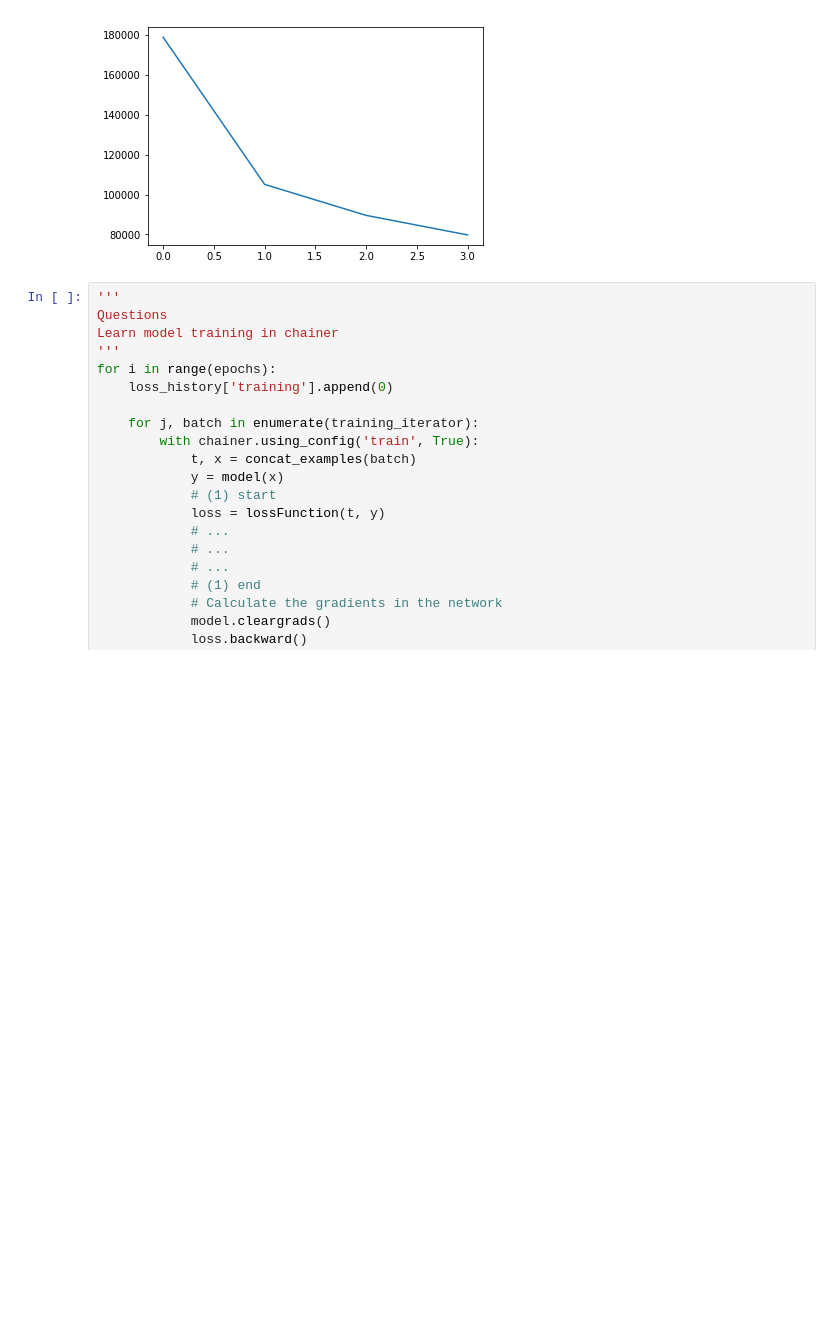
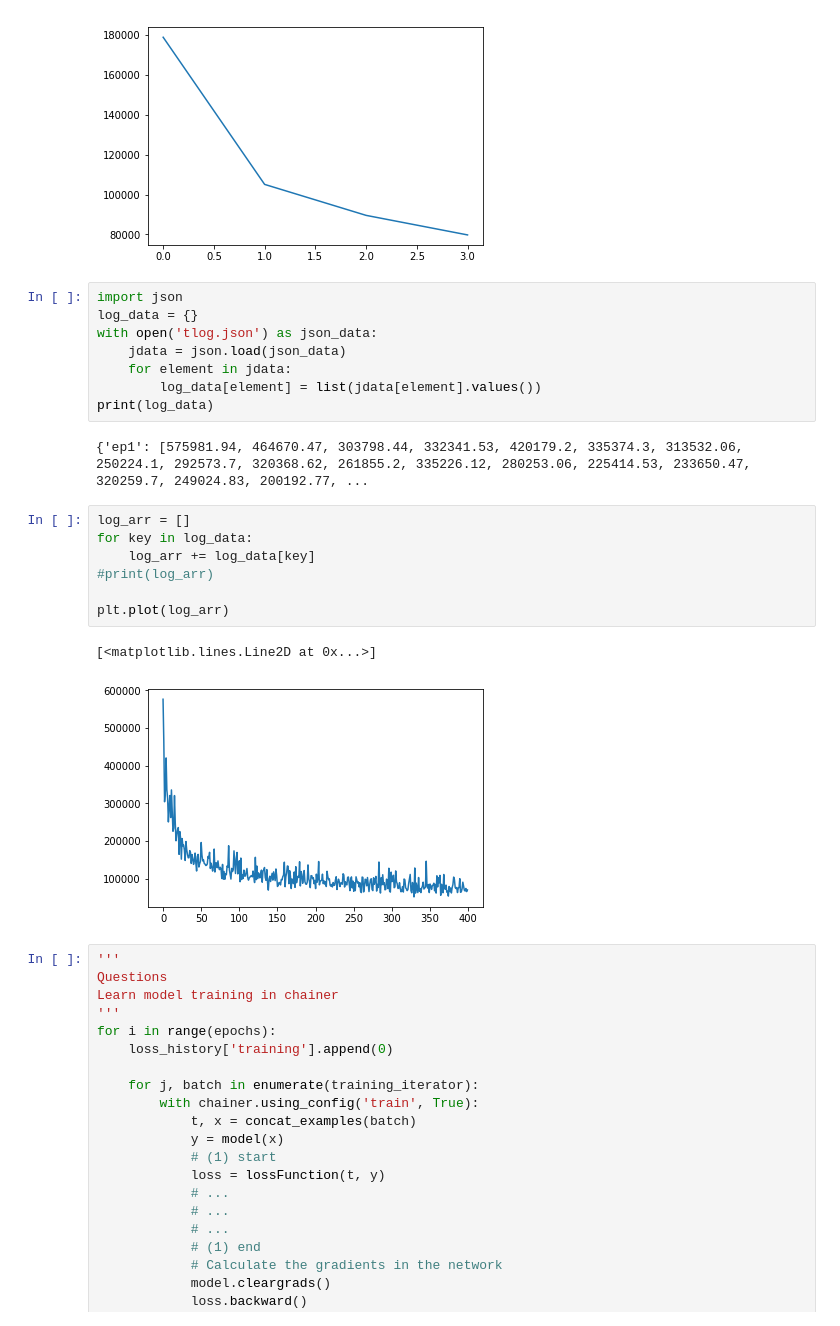
Before and after one commit to basameera/NIPS_week_2_3, a Jupyter notebook: weeks_2_and_3_assignment_SAMEERA_CPU.ipynb, the cells around one changed output. Saved outputs shown, nothing was run; the diff lists cells and outputs as text; blank space fills up the shorter version.

```diff
--- a/weeks_2_and_3_assignment_SAMEERA_CPU.ipynb
+++ b/weeks_2_and_3_assignment_SAMEERA_CPU.ipynb
@@ -754,6 +754,26 @@ plt.plot(loss_history['training'])
 # %% [output]
 [<matplotlib.lines.Line2D at 0x...>]
 [figure]
+# %%
+import json
+log_data = {}
+with open('tlog.json') as json_data:
+    jdata = json.load(json_data)
+    for element in jdata:
+        log_data[element] = list(jdata[element].values())
+print(log_data)
+# %% [output]
+{'ep1': [575981.94, 464670.47, 303798.44, 332341.53, 420179.2, 335374.3, 313532.06, 250224.1, 292573.7, 320368.62, 261855.2, 335226.12, 280253.06, 225414.53, 233650.47, 320259.7, 249024.83, 200192.77, ...
+# %%
+log_arr = []
+for key in log_data:
+    log_arr += log_data[key]
+#print(log_arr)
+
+plt.plot(log_arr)
+# %% [output]
+[<matplotlib.lines.Line2D at 0x...>]
+[figure, added]
 # %%
 '''
 Questions
```
Also changed, not shown: 3 other files.
